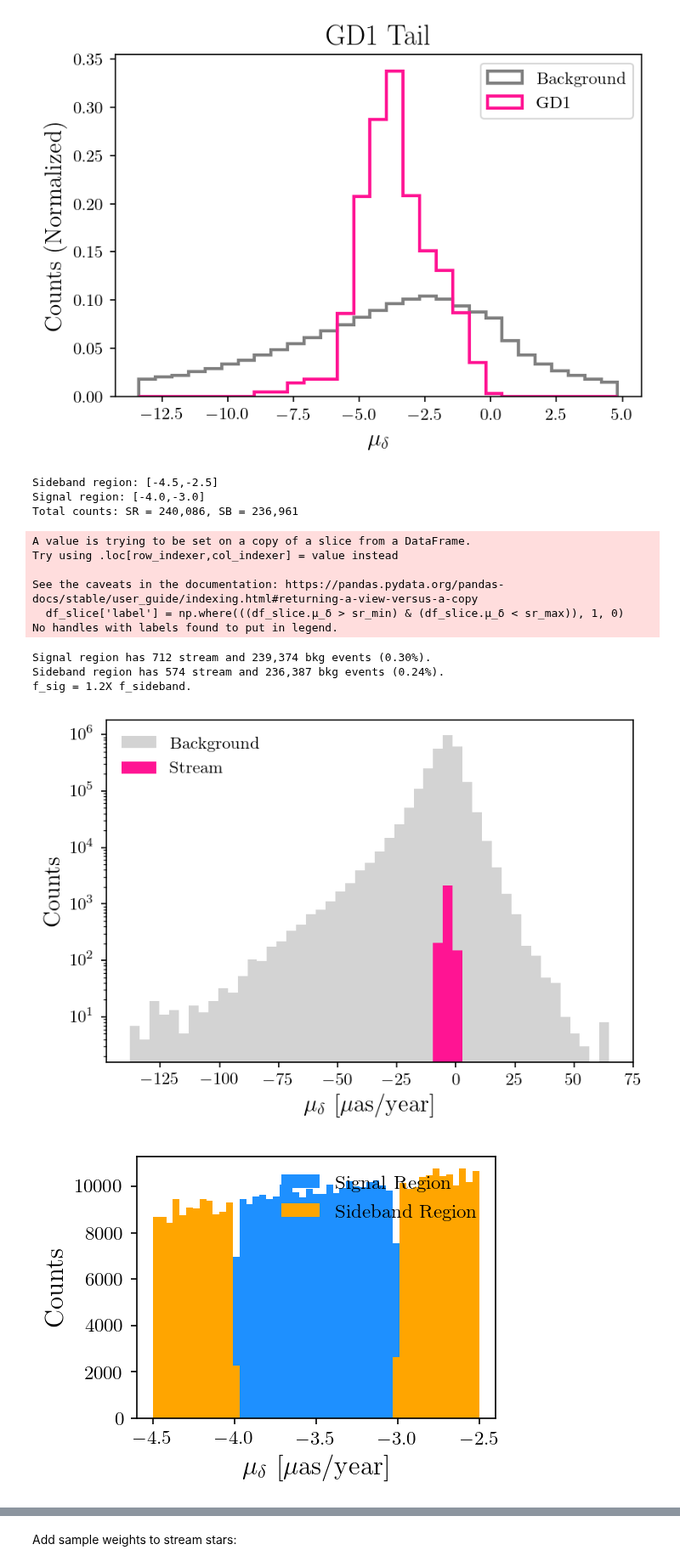
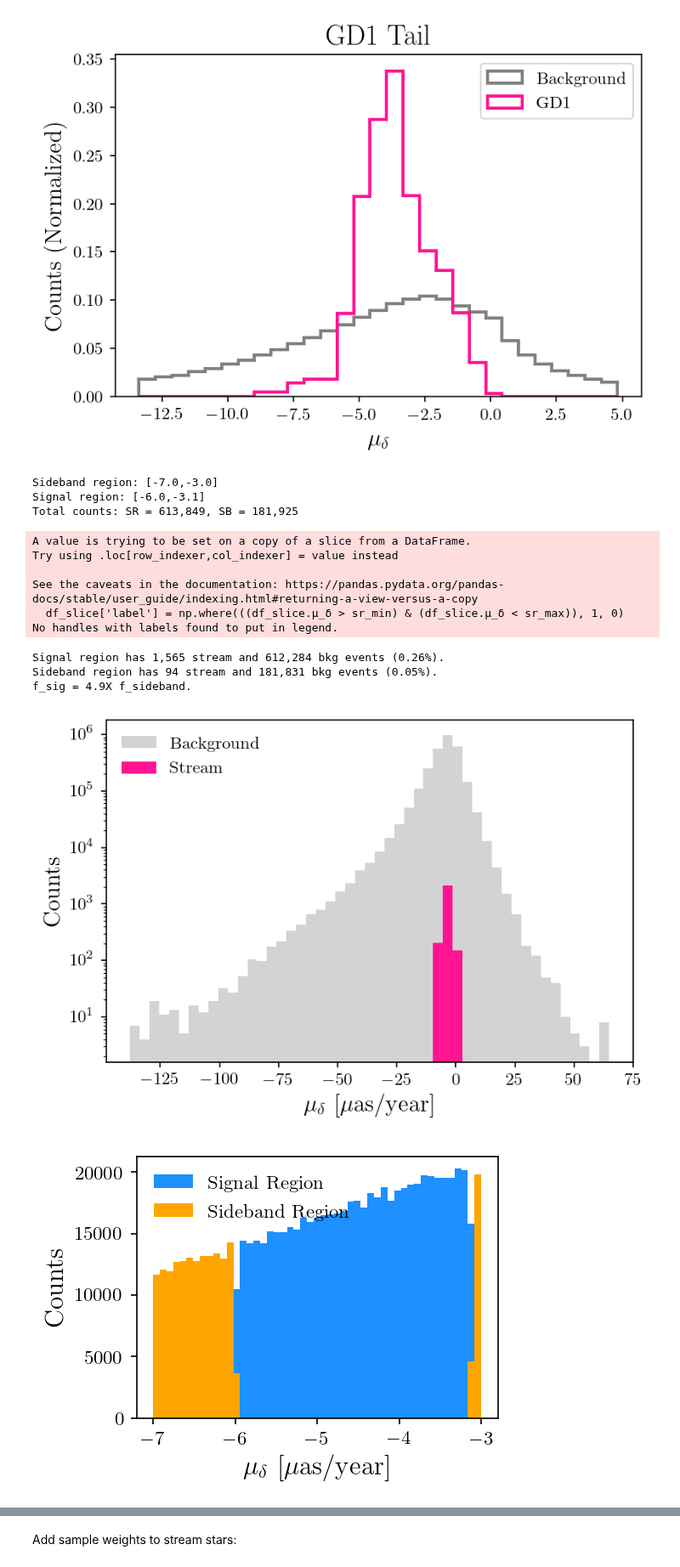
Before and after one commit to hep-lbdl/GaiaCWoLa, a Jupyter notebook: all_gd1.ipynb, the cells around one changed output, grey strips where cells are left out. Shown at 85% size. Cells and saved outputs as stored; diff of their text form; code cells hidden in the pictures.

```diff
--- a/all_gd1.ipynb
+++ b/all_gd1.ipynb
@@ -153,39 +163,39 @@ visualize_stream(df)
 # %%
 df_train = signal_sideband(df, stream="gd1_tail",
 #                     Right tail patch
-#                     sb_min = -7,
-#                     sr_min = -6,
-#                     sr_max = -3.1,
-#                     sb_max = -3
+                    sb_min = -7,
+                    sr_min = -6,
+                    sr_max = -3.1,
+                    sb_max = -3
 
-                    sb_min = -4.5,
-                    sr_min = -4,
-                    sr_max = -3,
-                    sb_max = -2.5
+#                     sb_min = -4.5,
+#                     sr_min = -4,
+#                     sr_max = -3,
+#                     sb_max = -2.5
 
 #                     sb_min = -10,
 #                     sr_min = -6,
 #                     sr_max = -1,
 #                     sb_max = 1
 
 #                     # Left tail patch
 #                     sb_min = -15,
 #                     sr_min = -13.5,
 #                     sr_max = -11,
 #                     sb_max = -10
                         )
 # %% [output]
-Sideband region: [-4.5,-2.5]
-Signal region: [-4.0,-3.0]
-Total counts: SR = 240,086, SB = 236,961
+Sideband region: [-7.0,-3.0]
+Signal region: [-6.0,-3.1]
+Total counts: SR = 613,849, SB = 181,925
 A value is trying to be set on a copy of a slice from a DataFrame.
 Try using .loc[row_indexer,col_indexer] = value instead
 
 See the caveats in the documentation: https://pandas.pydata.org/pandas-docs/stable/user_guide/indexing.html#returning-a-view-versus-a-copy
   df_slice['label'] = np.where(((df_slice.μ_δ > sr_min) & (df_slice.μ_δ < sr_max)), 1, 0)
 No handles with labels found to put in legend.
-Signal region has 712 stream and 239,374 bkg events (0.30%).
-Sideband region has 574 stream and 236,387 bkg events (0.24%).
-f_sig = 1.2X f_sideband.
+Signal region has 1,565 stream and 612,284 bkg events (0.26%).
+Sideband region has 94 stream and 181,831 bkg events (0.05%).
+f_sig = 4.9X f_sideband.
 [figure]
-[figure, old version]
+[figure, new version]
```
Also changed, not shown: parts of 17 cells of this notebook, 3 other files.
